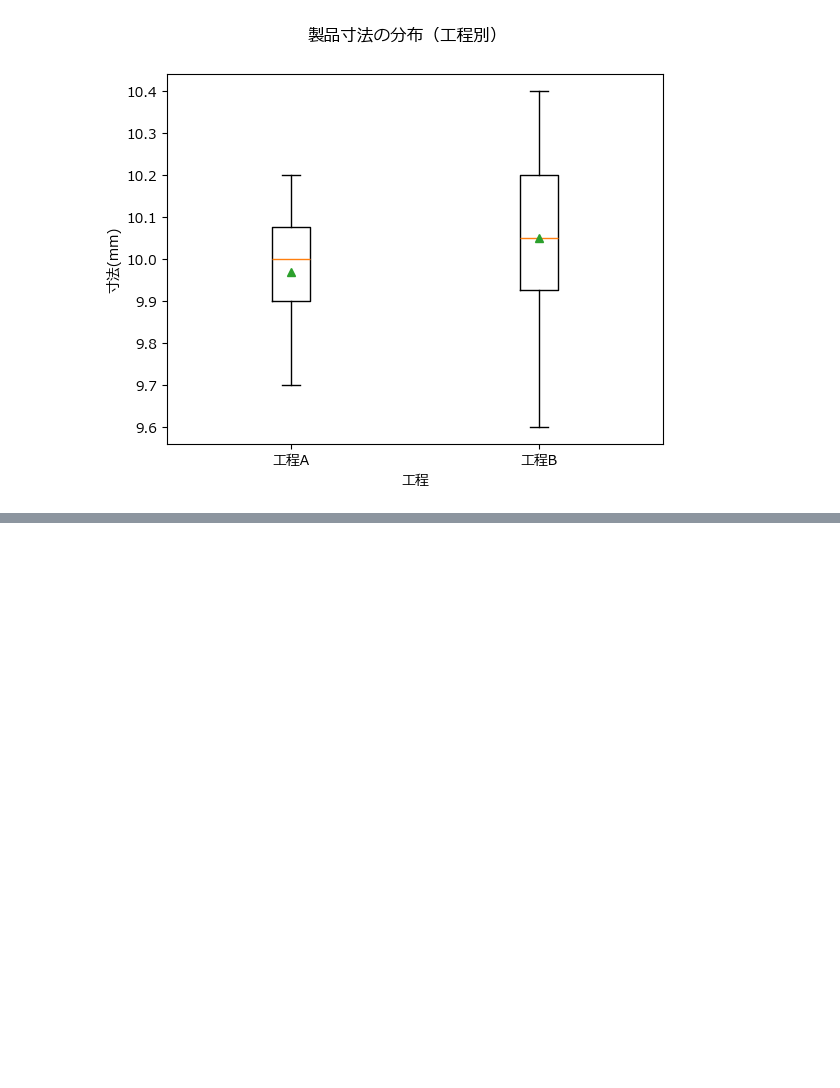
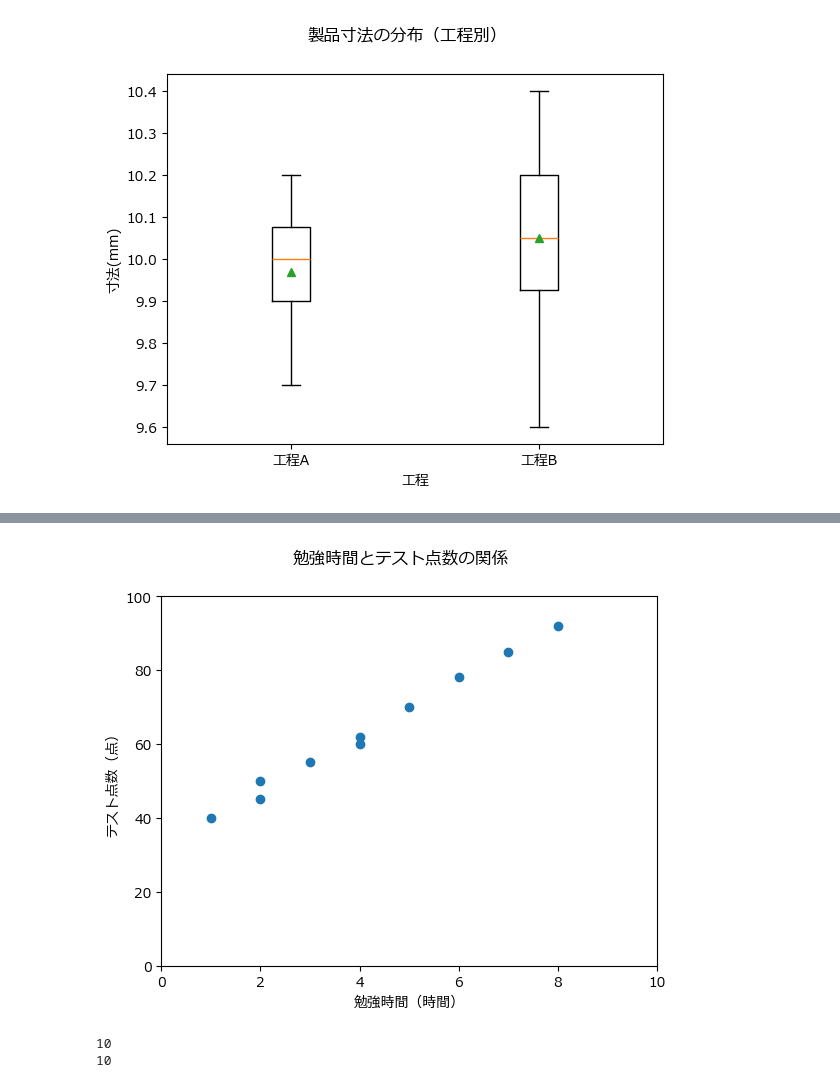
Before and after one commit to kjfarm1225/pyq_practice, a Jupyter notebook: 140_4_hist_box_scatter/140-4_hist_box_scatter.ipynb, the cells around one changed output, grey strips where cells are left out. Saved outputs shown, nothing was run; the diff lists cells and outputs as text; code cells hidden in the pictures; blank space fills up the shorter version.

```diff
--- a/140_4_hist_box_scatter/140-4_hist_box_scatter.ipynb
+++ b/140_4_hist_box_scatter/140-4_hist_box_scatter.ipynb
@@ -188,0 +236,13 @@ plt.show()
+# %%
+fig, ax = plt.subplots()
+ax.scatter(study_hours, test_scores)
+ax.set_xlim(0, 10)
+ax.set_ylim(0, 100)
+
+fig.suptitle("勉強時間とテスト点数の関係")
+ax.set_xlabel("勉強時間（時間）")
+ax.set_ylabel("テスト点数（点）")
+
+plt.show()
+# %% [output]
+[figure, added]
@@ -188,0 +257,6 @@ plt.show()
+# %%
+print(len(usage_hours))
+print(len(part_temps))
+# %% [output]
+10
+10
```
Also changed, not shown: parts of 11 cells of this notebook.
